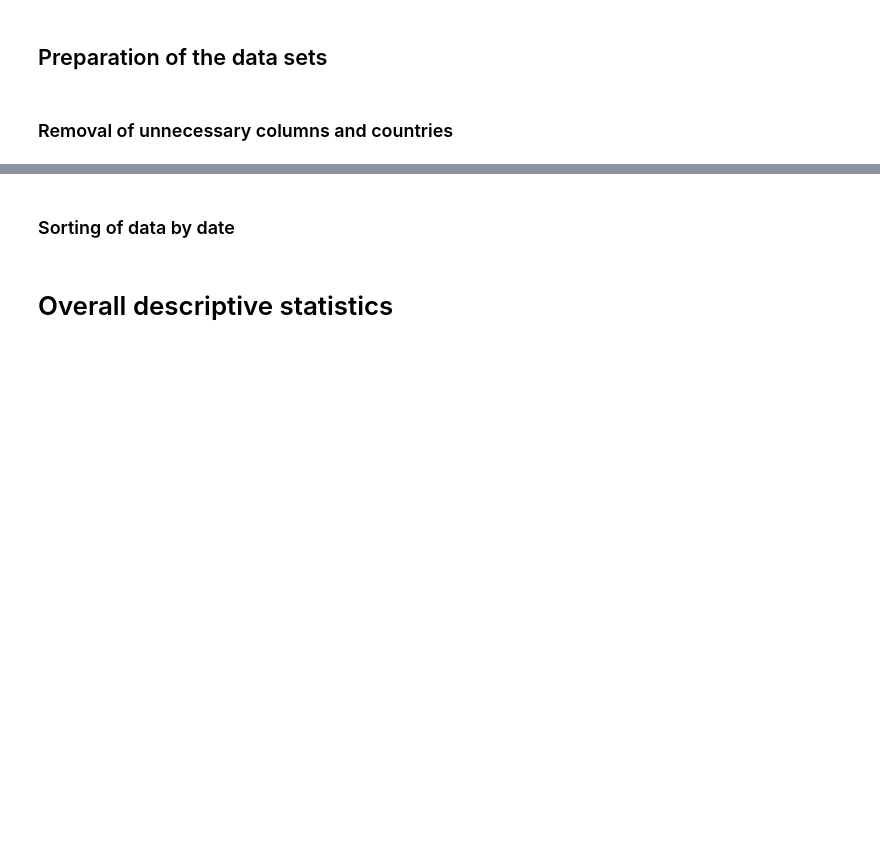
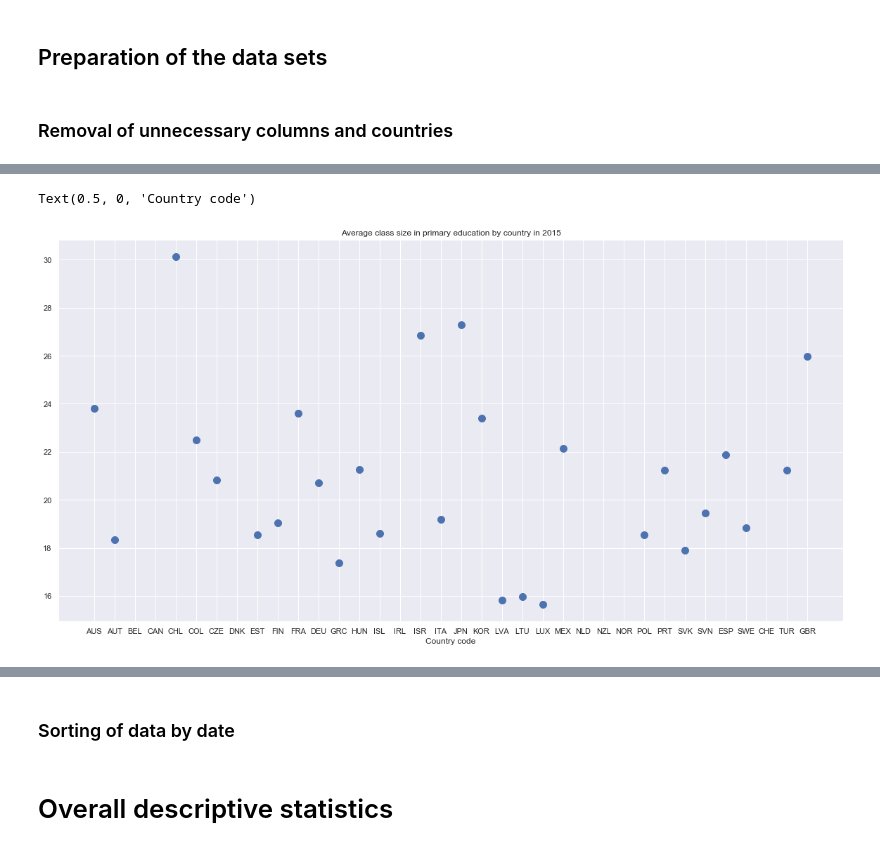
Before and after one commit to Victor-Manach/MODS206, a Jupyter notebook: Data_preparation_education_indicators.ipynb, the cells around one changed output, grey strips where cells are left out. Drawn from its saved outputs; the diff is of its cells as text; code cells hidden in the pictures; blank space fills up the shorter version.

```diff
--- a/Data_preparation_education_indicators.ipynb
+++ b/Data_preparation_education_indicators.ipynb
@@ -29,0 +47,14 @@ oecd_countries = {'AUS': 'Australia', 'AUT': 'Austria', 'BEL': 'Belgium', 'CAN':
+# %%
+avg_class_size_croped = avg_class_size.drop(['Country', 'Year', 'Unit Code', 'PowerCode Code', 'PowerCode', 'Reference Period Code', 'Reference Period', 'Flag Codes', 'Flags'], axis=1)
+avg_class_size_croped = avg_class_size_croped.drop(avg_class_size_croped[avg_class_size_croped.INDICATOR == 'PERS_AVGCLASS_BASE_2005'].index, axis=0)
+avg_class_size_oecd = pd.DataFrame(columns=avg_class_size_croped.columns)
+for code in oecd_countries.keys():
+    avg_class_size_oecd = avg_class_size_oecd.append(avg_class_size_croped[avg_class_size_croped.COUNTRY == code], ignore_index=True)
+# %%
+avg_class_size_oecd_general = avg_class_size_oecd[(avg_class_size_oecd.INDICATOR == 'PERS_AVG_CLASS') & (avg_class_size_oecd.YEAR == 2015) & (avg_class_size_oecd.REF_SECTOR == 'INST_T')]
+# %%
+avg_class_size_oecd_general_l1 = avg_class_size_oecd_general[avg_class_size_oecd_general.ISC11_LEVEL_CAT == 'L1']
+avg_class_size_oecd_general_l2 = avg_class_size_oecd_general[avg_class_size_oecd_general.ISC11_LEVEL_CAT == 'L2']
+# %%
+avg_class_size_oecd_general_l1 = avg_class_size_oecd_general_l1[['COUNTRY', 'Value']].reset_index(drop=True)
+avg_class_size_oecd_general_l2 = avg_class_size_oecd_general_l2[['COUNTRY', 'Value']].reset_index(drop=True)
@@ -29,0 +73,8 @@ oecd_countries = {'AUS': 'Australia', 'AUT': 'Austria', 'BEL': 'Belgium', 'CAN':
+# %%
+plt.figure(figsize=(20,10))
+plt.plot(avg_class_size_oecd_general_l1['COUNTRY'], avg_class_size_oecd_general_l1['Value'], 'o', ms=10)
+plt.title('Average class size in primary education by country in 2015')
+plt.xlabel('Country code')
+# %% [output]
+Text(0.5, 0, 'Country code')
+[figure, added]
```
Also changed, not shown: parts of 16 cells of this notebook, 8 other files.
